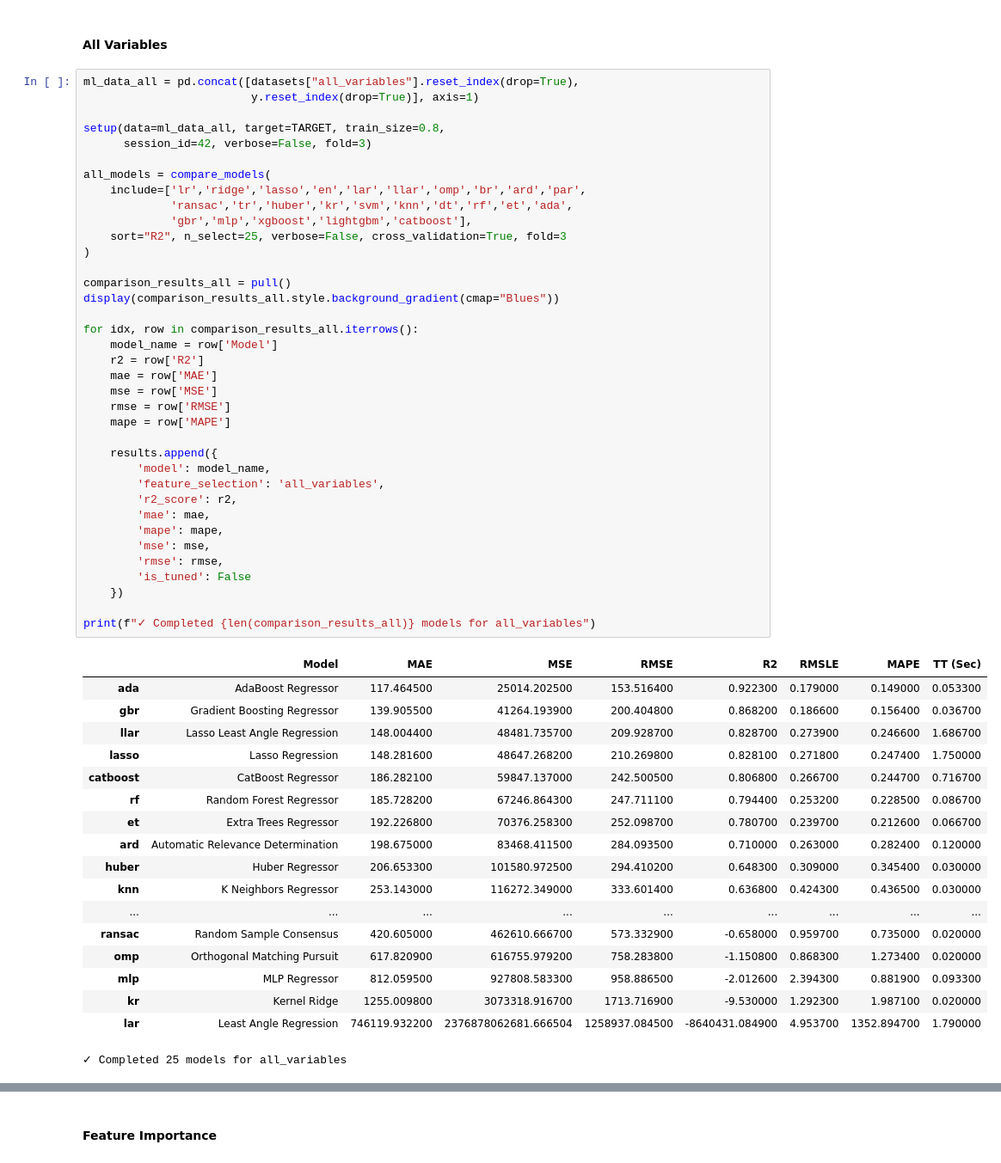
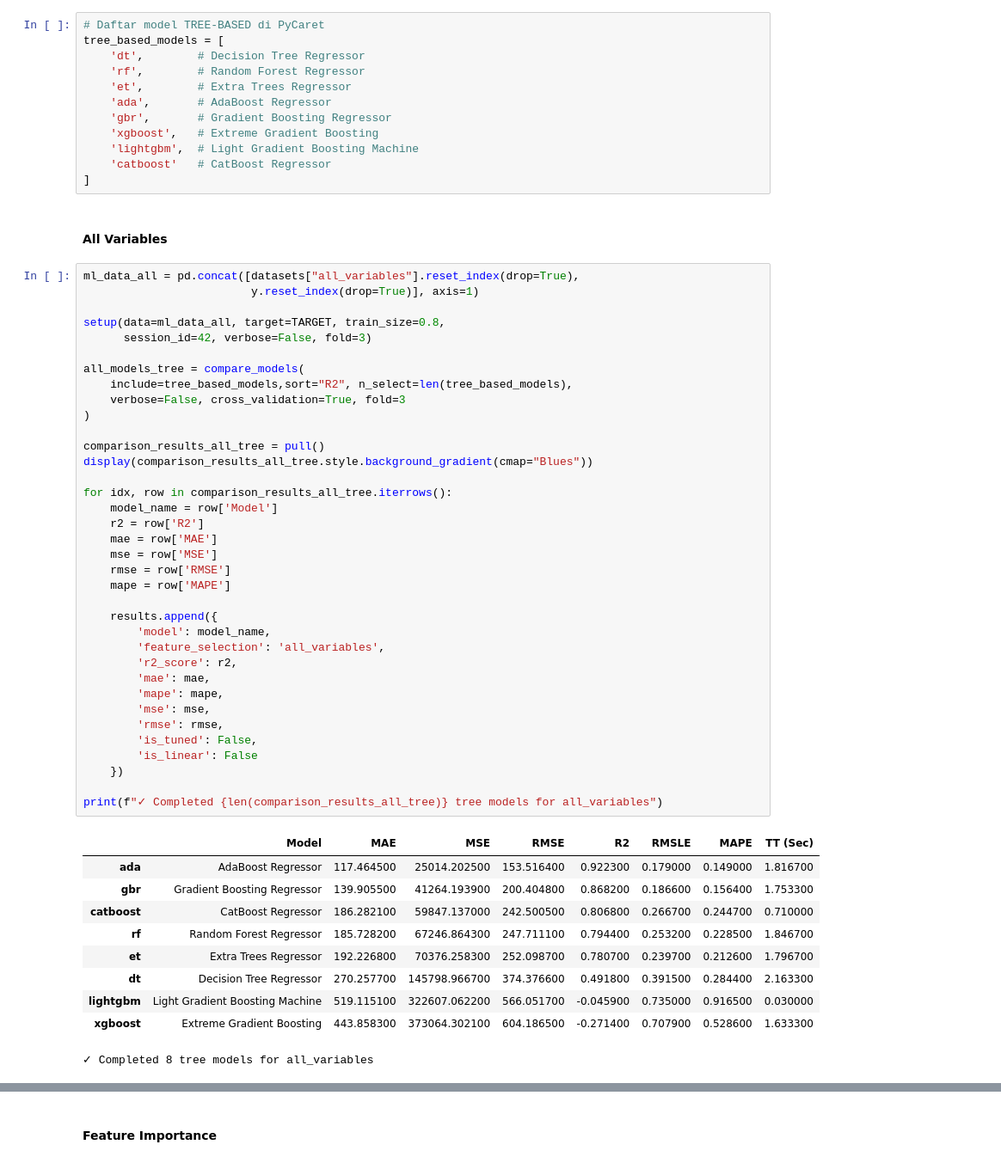
Before and after one commit to maybeitsai/gold-price-prediction, a Jupyter notebook: main.ipynb, the cells around one changed output, grey strips where cells are left out. Shown at 86% size. Drawn from its saved outputs; the diff is of its cells as text.

```diff
--- a/main.ipynb
+++ b/main.ipynb
@@ -1084,59 +1084,62 @@ Dataset shapes:
+# %%
+# Daftar model TREE-BASED di PyCaret
+tree_based_models = [
+    'dt',        # Decision Tree Regressor
+    'rf',        # Random Forest Regressor
+    'et',        # Extra Trees Regressor
+    'ada',       # AdaBoost Regressor
+    'gbr',       # Gradient Boosting Regressor
+    'xgboost',   # Extreme Gradient Boosting
+    'lightgbm',  # Light Gradient Boosting Machine
+    'catboost'   # CatBoost Regressor
+]
 # %% [markdown]
 #### All Variables
 # %%
 ml_data_all = pd.concat([datasets["all_variables"].reset_index(drop=True),
                          y.reset_index(drop=True)], axis=1)
 
 setup(data=ml_data_all, target=TARGET, train_size=0.8,
       session_id=42, verbose=False, fold=3)
 
-all_models = compare_models(
-    include=['lr','ridge','lasso','en','lar','llar','omp','br','ard','par',
-             'ransac','tr','huber','kr','svm','knn','dt','rf','et','ada',
-             'gbr','mlp','xgboost','lightgbm','catboost'],
-    sort="R2", n_select=25, verbose=False, cross_validation=True, fold=3
+all_models_tree = compare_models(
+    include=tree_based_models,sort="R2", n_select=len(tree_based_models),
+    verbose=False, cross_validation=True, fold=3
 )
 
-comparison_results_all = pull()
-display(comparison_results_all.style.background_gradient(cmap="Blues"))
+comparison_results_all_tree = pull()
+display(comparison_results_all_tree.style.background_gradient(cmap="Blues"))
 
-for idx, row in comparison_results_all.iterrows():
+for idx, row in comparison_results_all_tree.iterrows():
     model_name = row['Model']
     r2 = row['R2']
     mae = row['MAE']
     mse = row['MSE']
     rmse = row['RMSE']
     mape = row['MAPE']
 
     results.append({
         'model': model_name,
         'feature_selection': 'all_variables',
         'r2_score': r2,
         'mae': mae,
         'mape': mape,
         'mse': mse,
         'rmse': rmse,
-        'is_tuned': False
+        'is_tuned': False,
+        'is_linear': False
     })
 
-print(f"✓ Completed {len(comparison_results_all)} models for all_variables")
+print(f"✓ Completed {len(comparison_results_all_tree)} tree models for all_variables")
 # %% [output]
 |  | Model | MAE | MSE | RMSE | R2 | RMSLE | MAPE | TT (Sec) |
-| ada | AdaBoost Regressor | 117.464500 | 25014.202500 | 153.516400 | 0.922300 | 0.179000 | 0.149000 | 0.053300 |
-| gbr | Gradient Boosting Regressor | 139.905500 | 41264.193900 | 200.404800 | 0.868200 | 0.186600 | 0.156400 | 0.036700 |
-| llar | Lasso Least Angle Regression | 148.004400 | 48481.735700 | 209.928700 | 0.828700 | 0.273900 | 0.246600 | 1.686700 |
-| lasso | Lasso Regression | 148.281600 | 48647.268200 | 210.269800 | 0.828100 | 0.271800 | 0.247400 | 1.750000 |
-| catboost | CatBoost Regressor | 186.282100 | 59847.137000 | 242.500500 | 0.806800 | 0.266700 | 0.244700 | 0.716700 |
-| rf | Random Forest Regressor | 185.728200 | 67246.864300 | 247.711100 | 0.794400 | 0.253200 | 0.228500 | 0.086700 |
-| et | Extra Trees Regressor | 192.226800 | 70376.258300 | 252.098700 | 0.780700 | 0.239700 | 0.212600 | 0.066700 |
-| ard | Automatic Relevance Determination | 198.675000 | 83468.411500 | 284.093500 | 0.710000 | 0.263000 | 0.282400 | 0.120000 |
-| huber | Huber Regressor | 206.653300 | 101580.972500 | 294.410200 | 0.648300 | 0.309000 | 0.345400 | 0.030000 |
-| knn | K Neighbors Regressor | 253.143000 | 116272.349000 | 333.601400 | 0.636800 | 0.424300 | 0.436500 | 0.030000 |
-| ... | ... | ... | ... | ... | ... | ... | ... | ... |
-| ransac | Random Sample Consensus | 420.605000 | 462610.666700 | 573.332900 | -0.658000 | 0.959700 | 0.735000 | 0.020000 |
-| omp | Orthogonal Matching Pursuit | 617.820900 | 616755.979200 | 758.283800 | -1.150800 | 0.868300 | 1.273400 | 0.020000 |
-| mlp | MLP Regressor | 812.059500 | 927808.583300 | 958.886500 | -2.012600 | 2.394300 | 0.881900 | 0.093300 |
-| kr | Kernel Ridge | 1255.009800 | 3073318.916700 | 1713.716900 | -9.530000 | 1.292300 | 1.987100 | 0.020000 |
-| lar | Least Angle Regression | 746119.932200 | 2376878062681.666504 | 1258937.084500 | -8640431.084900 | 4.953700 | 1352.894700 | 1.790000 |
+| ada | AdaBoost Regressor | 117.464500 | 25014.202500 | 153.516400 | 0.922300 | 0.179000 | 0.149000 | 1.816700 |
+| gbr | Gradient Boosting Regressor | 139.905500 | 41264.193900 | 200.404800 | 0.868200 | 0.186600 | 0.156400 | 1.753300 |
+| catboost | CatBoost Regressor | 186.282100 | 59847.137000 | 242.500500 | 0.806800 | 0.266700 | 0.244700 | 0.710000 |
+| rf | Random Forest Regressor | 185.728200 | 67246.864300 | 247.711100 | 0.794400 | 0.253200 | 0.228500 | 1.846700 |
+| et | Extra Trees Regressor | 192.226800 | 70376.258300 | 252.098700 | 0.780700 | 0.239700 | 0.212600 | 1.796700 |
+| dt | Decision Tree Regressor | 270.257700 | 145798.966700 | 374.376600 | 0.491800 | 0.391500 | 0.284400 | 2.163300 |
+| lightgbm | Light Gradient Boosting Machine | 519.115100 | 322607.062200 | 566.051700 | -0.045900 | 0.735000 | 0.916500 | 0.030000 |
+| xgboost | Extreme Gradient Boosting | 443.858300 | 373064.302100 | 604.186500 | -0.271400 | 0.707900 | 0.528600 | 1.633300 |
-✓ Completed 25 models for all_variables
+✓ Completed 8 tree models for all_variables
 # %% [markdown]
```
Also changed, not shown: parts of 30 cells of this notebook.
